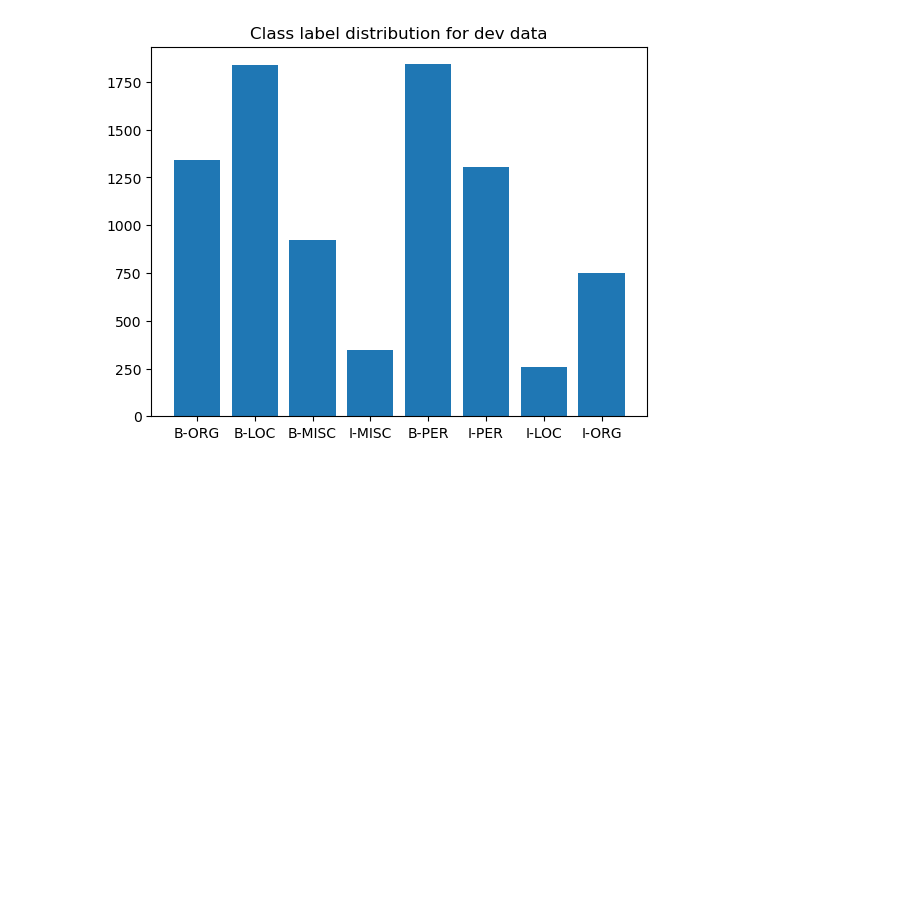
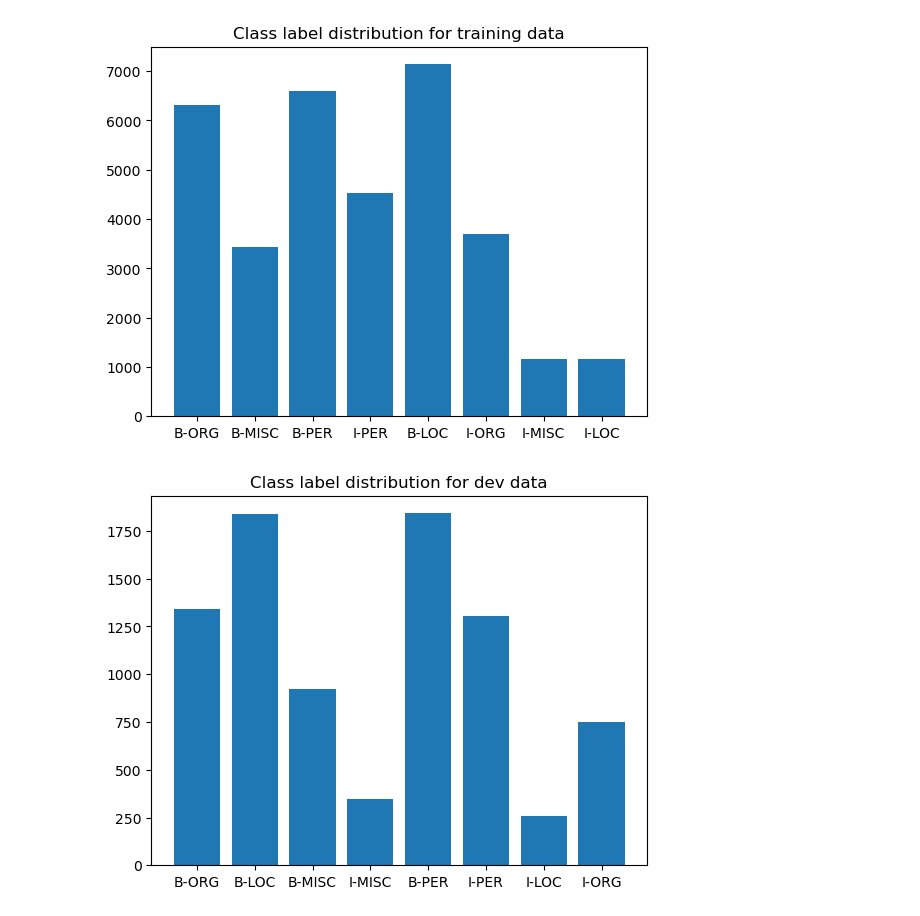
Before and after one commit to AnkurSatya/VU_ML-for-NLP, a Jupyter notebook: code/assignment1/analyze_distribution.ipynb, the cells around one changed output. Saved outputs shown, nothing was run; the diff lists cells and outputs as text; code cells hidden in the pictures; blank space fills up the shorter version.

```diff
--- a/code/assignment1/analyze_distribution.ipynb
+++ b/code/assignment1/analyze_distribution.ipynb
@@ -75,6 +100,11 @@ def get_class_labels_distribution(data, plot=False, train_data=True):
 root_filename = "../../data/"
 datafiles = ["conll2003.train.conll", "conll2003.dev.conll"]
 column_types = ["words", "pos", "chunk", "ne"]
+# %%
+data = read_data(root_filename, [datafiles[0]], column_types)
+labels_counter = get_class_labels_distribution(data, plot=True, train_data=True)
+# %% [output]
+[figure, added]
 # %%
 data = read_data(root_filename, [datafiles[1]], column_types)
 labels_counter = get_class_labels_distribution(data, plot=True, train_data=False)
```
Also changed, not shown: parts of 6 cells of this notebook.
